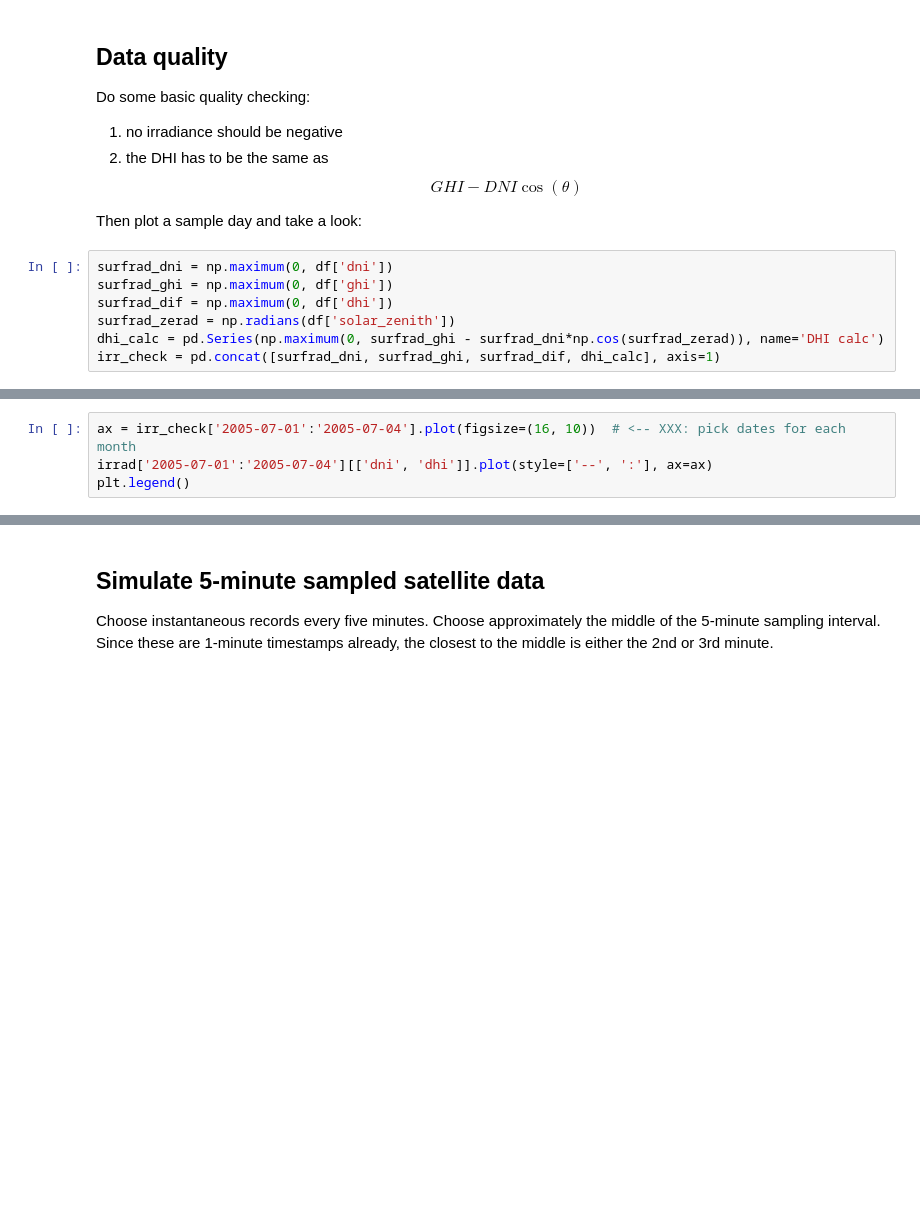
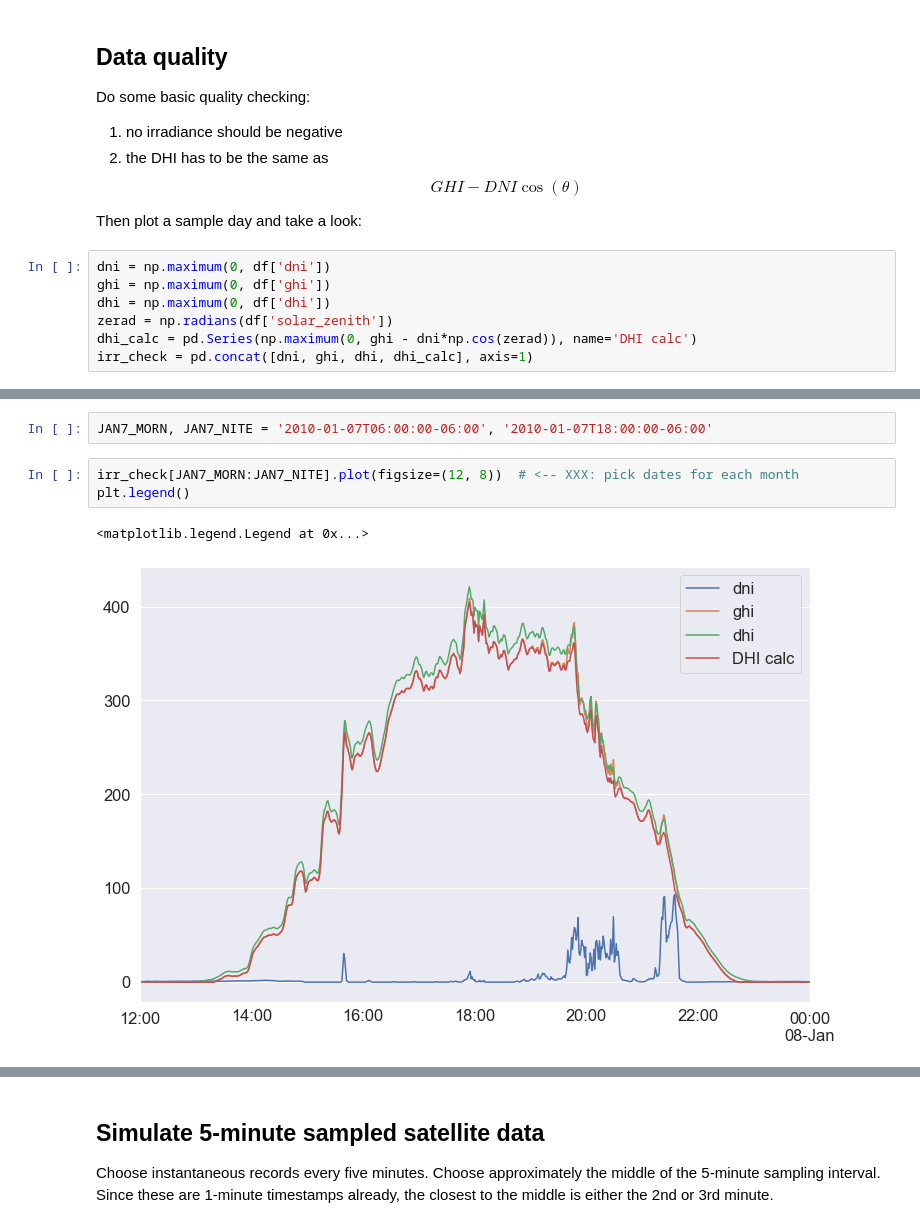
Before and after one commit to mikofski/pvsc49-satellite-sampling, a Jupyter notebook: analysis/instantaneous_weather-SURFRAD.ipynb, the cells around one changed output, grey strips where cells are left out. Cells and saved outputs as stored; diff of their text form; blank space fills up the shorter version.

```diff
--- a/analysis/instantaneous_weather-SURFRAD.ipynb
+++ b/analysis/instantaneous_weather-SURFRAD.ipynb
@@ -223,9 +329,9 @@ Do some basic quality checking:
 
 Then plot a sample day and take a look:
 # %%
-surfrad_dni = np.maximum(0, df['dni'])
-surfrad_ghi = np.maximum(0, df['ghi'])
-surfrad_dif = np.maximum(0, df['dhi'])
-surfrad_zerad = np.radians(df['solar_zenith'])
-dhi_calc = pd.Series(np.maximum(0, surfrad_ghi - surfrad_dni*np.cos(surfrad_zerad)), name='DHI calc')
-irr_check = pd.concat([surfrad_dni, surfrad_ghi, surfrad_dif, dhi_calc], axis=1)
+dni = np.maximum(0, df['dni'])
+ghi = np.maximum(0, df['ghi'])
+dhi = np.maximum(0, df['dhi'])
+zerad = np.radians(df['solar_zenith'])
+dhi_calc = pd.Series(np.maximum(0, ghi - dni*np.cos(zerad)), name='DHI calc')
+irr_check = pd.concat([dni, ghi, dhi, dhi_calc], axis=1)
@@ -232,5 +346,9 @@ irr_check = pd.concat([surfrad_dni, surfrad_ghi, surfrad_dif, dhi_calc], axis=1)
+# %%
+JAN7_MORN, JAN7_NITE = '2010-01-07T06:00:00-06:00', '2010-01-07T18:00:00-06:00'
 # %%
-ax = irr_check['2005-07-01':'2005-07-04'].plot(figsize=(16, 10))  # <-- XXX: pick dates for each month
-irrad['2005-07-01':'2005-07-04'][['dni', 'dhi']].plot(style=['--', ':'], ax=ax)
+irr_check[JAN7_MORN:JAN7_NITE].plot(figsize=(12, 8))  # <-- XXX: pick dates for each month
 plt.legend()
+# %% [output]
+<matplotlib.legend.Legend at 0x...>
+[figure, added]
 # %%
```
Also changed, not shown: parts of 56 cells of this notebook.
